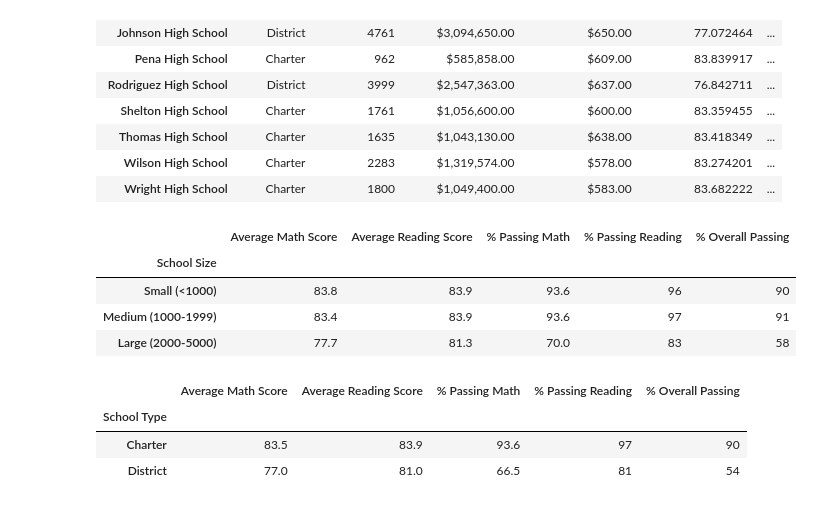
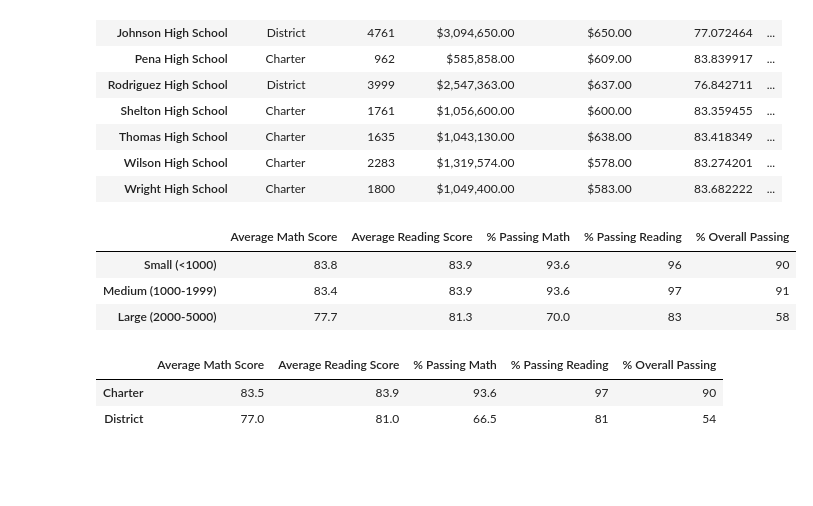
Before and after one commit to lallben/School_District_Analysis, a Jupyter notebook: PyCitySchools.ipynb, the cells around one changed output. Saved outputs shown, nothing was run; the diff lists cells and outputs as text; code cells hidden in the pictures; blank space fills up the shorter version.

```diff
--- a/PyCitySchools.ipynb
+++ b/PyCitySchools.ipynb
@@ -971,16 +982,17 @@ overall_passing_size = per_school_summary_df.groupby(["School Size"]).mean()["%
 # %%
 # Assemble Summary by size into DataFrame and format Output.
 size_summary_df = pd.DataFrame({
           "Average Math Score" : size_math_scores.map("{:,.1f}".format),
           "Average Reading Score": size_reading_scores.map("{:,.1f}".format),
           "% Passing Math": size_passing_math.map("{:,.1f}".format),
           "% Passing Reading": size_passing_reading.map("{:,.0f}".format),
           "% Overall Passing": overall_passing_size.map("{:,.0f}".format)})
 
+size_summary_df.index.name=None
+
 size_summary_df
 # %% [output]
 |  | Average Math Score | Average Reading Score | % Passing Math | % Passing Reading | % Overall Passing |
-| School Size |  |  |  |  |  |
 | Small (<1000) | 83.8 | 83.9 | 93.6 | 96 | 90 |
 | Medium (1000-1999) | 83.4 | 83.9 | 93.6 | 97 | 91 |
 | Large (2000-5000) | 77.7 | 81.3 | 70.0 | 83 | 58 |
@@ -1004,9 +1016,10 @@ type_summary_df = pd.DataFrame({
           "% Passing Reading": type_passing_reading.map("{:,.0f}".format),
           "% Overall Passing": overall_passing_type.map("{:,.0f}".format)})
 
+type_summary_df.index.name= None
+
 type_summary_df
 # %% [output]
 |  | Average Math Score | Average Reading Score | % Passing Math | % Passing Reading | % Overall Passing |
-| School Type |  |  |  |  |  |
 | Charter | 83.5 | 83.9 | 93.6 | 97 | 90 |
 | District | 77.0 | 81.0 | 66.5 | 81 | 54 |
```
Also changed, not shown: parts of 2 cells of this notebook, 1 other file.
